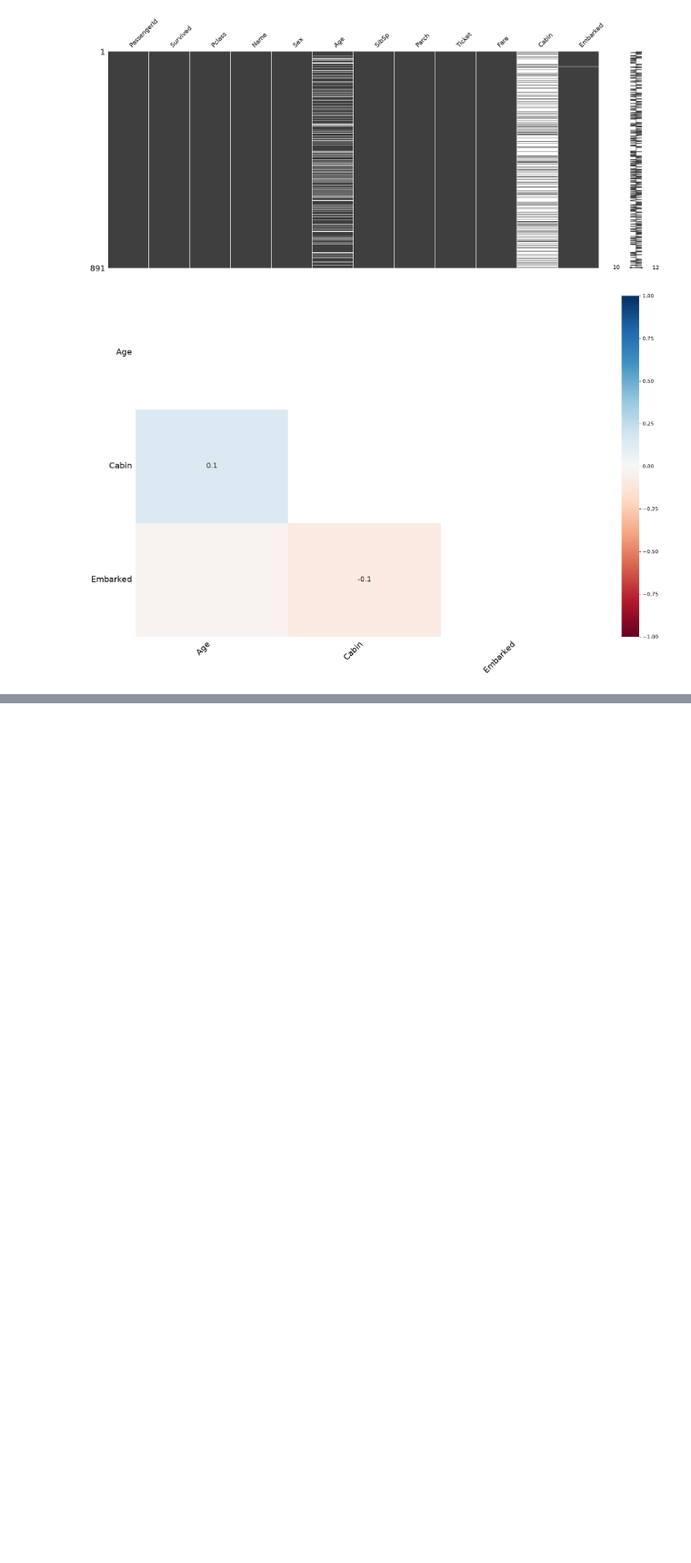
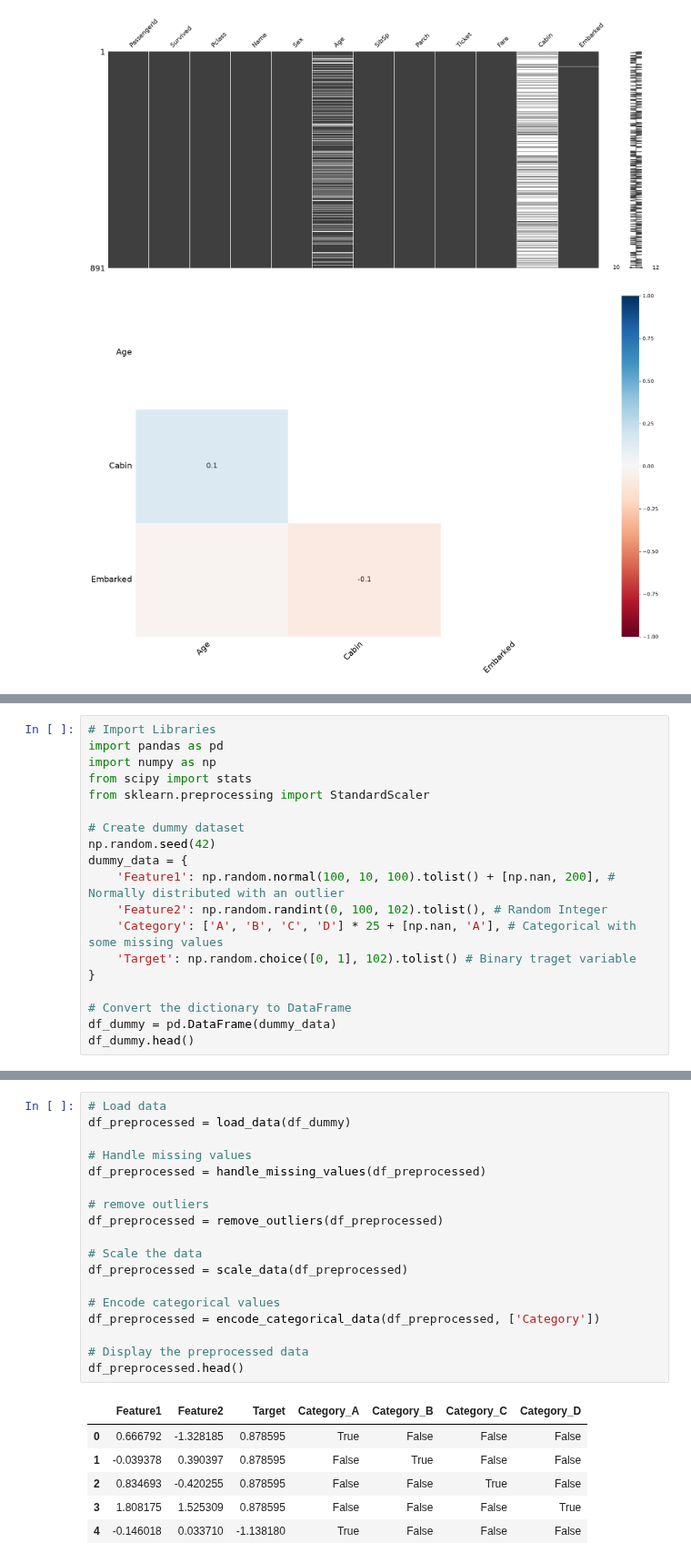
Before and after one commit to Eakempreet/microsoft-ai-ml-engineering, a Jupyter notebook: 01-foundations-of-ai-ml/module_1/foundations_of_ai_ml.ipynb, the cells around one changed output, grey strips where cells are left out. Shown at 91% size. Saved outputs shown, nothing was run; the diff lists cells and outputs as text; blank space fills up the shorter version.

Commit message:
feat: Data cleaning and preprocessing on Dummy data

```diff
--- a/01-foundations-of-ai-ml/module_1/foundations_of_ai_ml.ipynb
+++ b/01-foundations-of-ai-ml/module_1/foundations_of_ai_ml.ipynb
@@ -671,0 +726,19 @@ df_final.head()
+# %%
+# Import Libraries
+import pandas as pd
+import numpy as np
+from scipy import stats
+from sklearn.preprocessing import StandardScaler
+
+# Create dummy dataset
+np.random.seed(42)
+dummy_data = {
+    'Feature1': np.random.normal(100, 10, 100).tolist() + [np.nan, 200], # Normally distributed with an outlier
+    'Feature2': np.random.randint(0, 100, 102).tolist(), # Random Integer
+    'Category': ['A', 'B', 'C', 'D'] * 25 + [np.nan, 'A'], # Categorical with some missing values
+    'Target': np.random.choice([0, 1], 102).tolist() # Binary traget variable
+}
+
+# Convert the dictionary to DataFrame
+df_dummy = pd.DataFrame(dummy_data)
+df_dummy.head()
@@ -671,0 +792,25 @@ df_final.head()
+# %%
+# Load data
+df_preprocessed = load_data(df_dummy)
+
+# Handle missing values
+df_preprocessed = handle_missing_values(df_preprocessed)
+
+# remove outliers
+df_preprocessed = remove_outliers(df_preprocessed)
+
+# Scale the data
+df_preprocessed = scale_data(df_preprocessed)
+
+# Encode categorical values
+df_preprocessed = encode_categorical_data(df_preprocessed, ['Category'])
+
+# Display the preprocessed data
+df_preprocessed.head()
+# %% [output]
+|  | Feature1 | Feature2 | Target | Category_A | Category_B | Category_C | Category_D |
+| 0 | 0.666792 | -1.328185 | 0.878595 | True | False | False | False |
+| 1 | -0.039378 | 0.390397 | 0.878595 | False | True | False | False |
+| 2 | 0.834693 | -0.420255 | 0.878595 | False | False | True | False |
+| 3 | 1.808175 | 1.525309 | 0.878595 | False | False | False | True |
+| 4 | -0.146018 | 0.033710 | -1.138180 | True | False | False | False |
```
Also changed, not shown: parts of 8 cells of this notebook.
